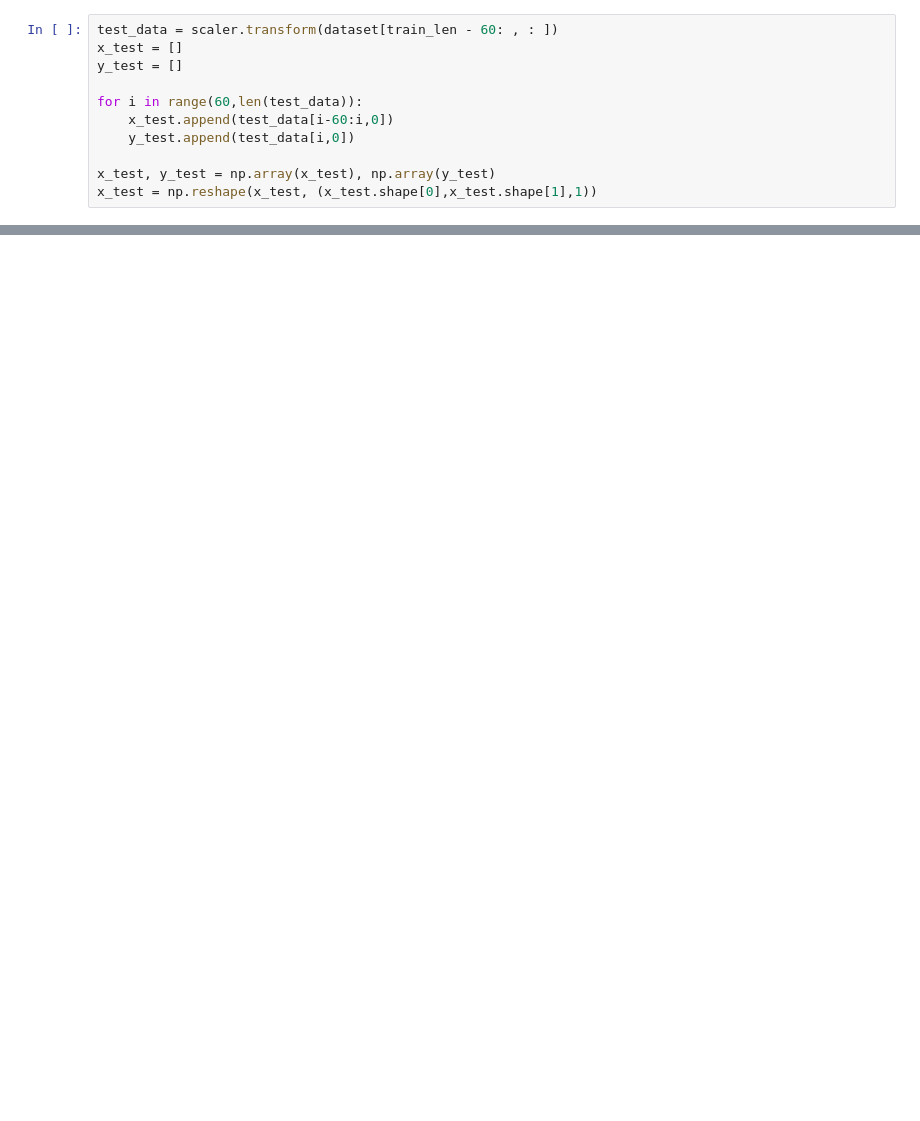
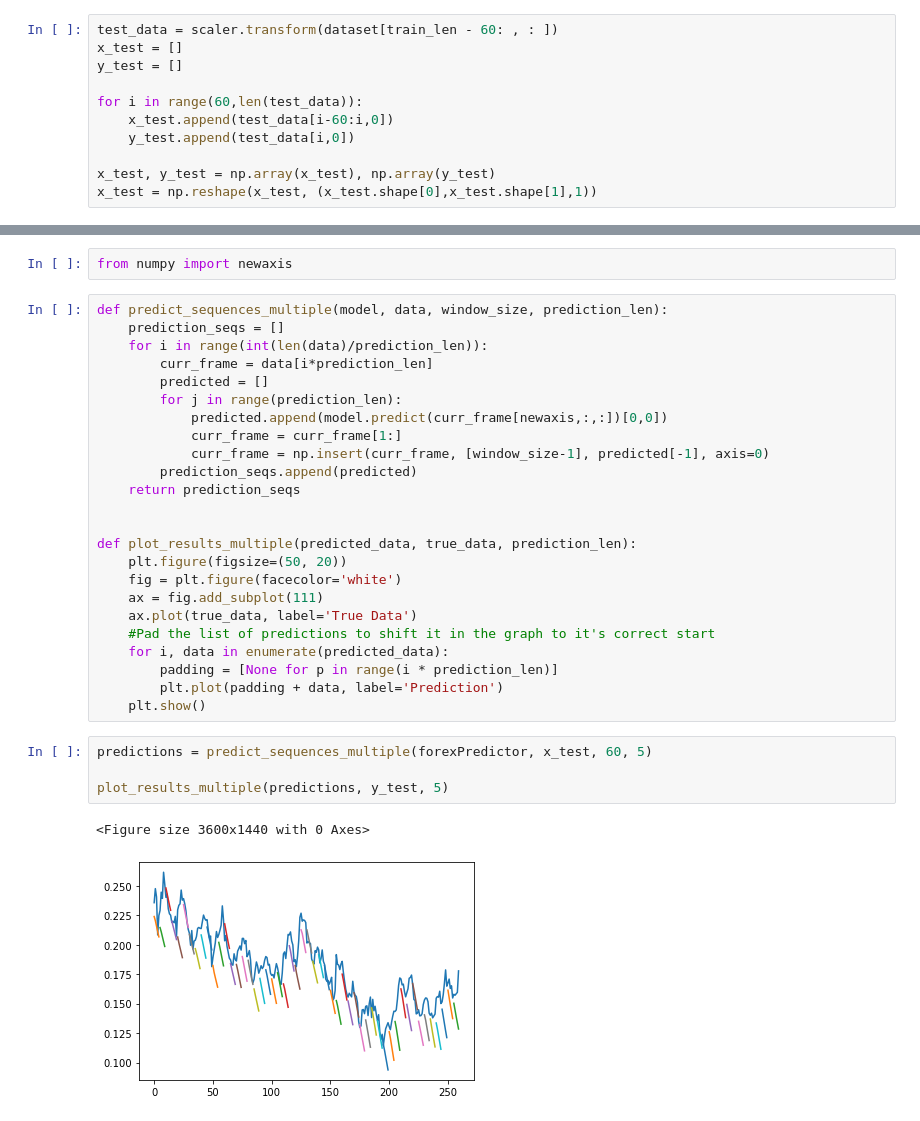
Before and after one commit to jakubsadel/FOREXRecommendationSystem, a Jupyter notebook: forexAlgorithm/forexLSTM.ipynb, the cells around one changed output, grey strips where cells are left out. Saved outputs shown, nothing was run; the diff lists cells and outputs as text; blank space fills up the shorter version.

```diff
--- a/forexAlgorithm/forexLSTM.ipynb
+++ b/forexAlgorithm/forexLSTM.ipynb
@@ -177,0 +148,33 @@ print(predictions[2])
+# %%
+from numpy import newaxis
+# %%
+def predict_sequences_multiple(model, data, window_size, prediction_len):
+    prediction_seqs = []
+    for i in range(int(len(data)/prediction_len)):
+        curr_frame = data[i*prediction_len]
+        predicted = []
+        for j in range(prediction_len):
+            predicted.append(model.predict(curr_frame[newaxis,:,:])[0,0])
+            curr_frame = curr_frame[1:]
+            curr_frame = np.insert(curr_frame, [window_size-1], predicted[-1], axis=0)
+        prediction_seqs.append(predicted)
+    return prediction_seqs
+
+
+def plot_results_multiple(predicted_data, true_data, prediction_len):
+    plt.figure(figsize=(50, 20))
+    fig = plt.figure(facecolor='white')
+    ax = fig.add_subplot(111)
+    ax.plot(true_data, label='True Data')
+    #Pad the list of predictions to shift it in the graph to it's correct start
+    for i, data in enumerate(predicted_data):
+        padding = [None for p in range(i * prediction_len)]
+        plt.plot(padding + data, label='Prediction')
+    plt.show()
+# %%
+predictions = predict_sequences_multiple(forexPredictor, x_test, 60, 5)
+
+plot_results_multiple(predictions, y_test, 5)
+# %% [output]
+<Figure size 3600x1440 with 0 Axes>
+[figure, added]
```
Also changed, not shown: parts of 10 cells of this notebook, 16 other files.
